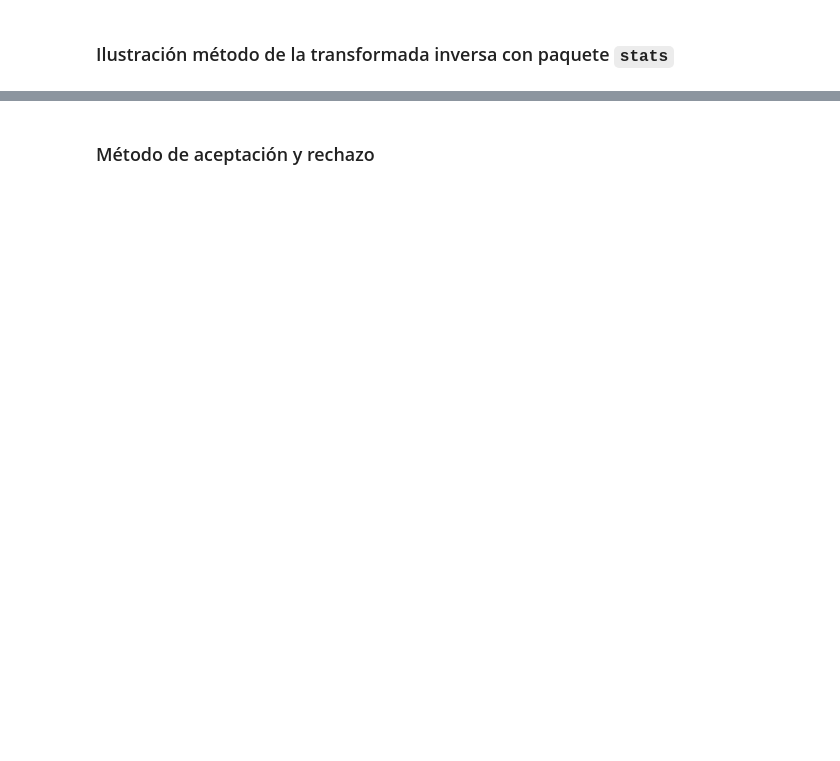
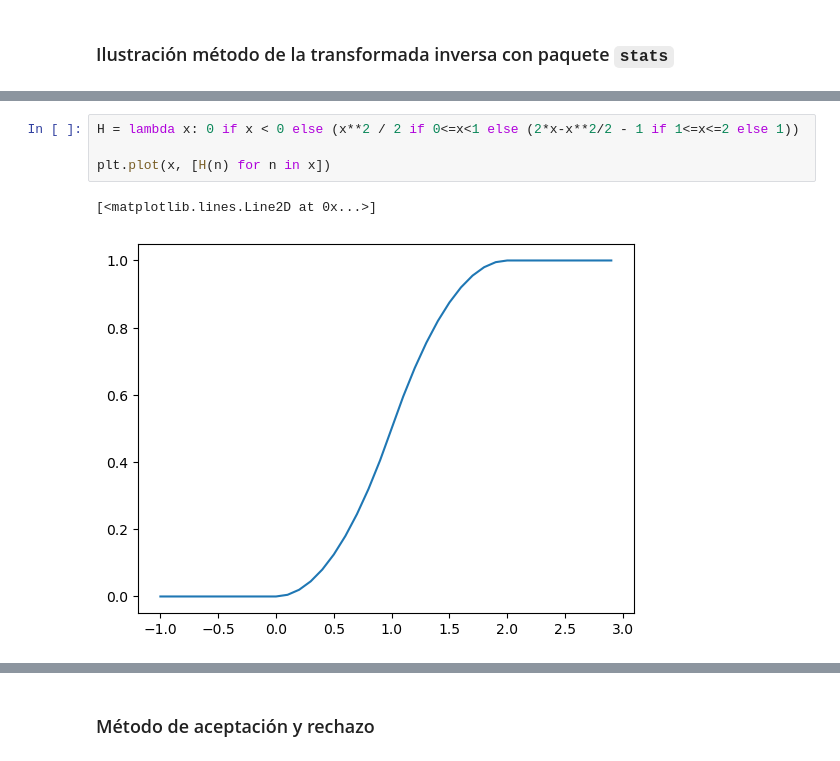
Before and after one commit to adrianhb01/SPF-2023-I, a Jupyter notebook: TEMA-2/Clase11_Ejercicios_MTI_MAR.ipynb, the cells around one changed output, grey strips where cells are left out. Saved outputs shown, nothing was run; the diff lists cells and outputs as text; blank space fills up the shorter version.

```diff
--- a/TEMA-2/Clase11_Ejercicios_MTI_MAR.ipynb
+++ b/TEMA-2/Clase11_Ejercicios_MTI_MAR.ipynb
@@ -58,0 +102,7 @@ Genere muestres aleatorias que distribuyan según la función dada usando el mé
+# %%
+H = lambda x: 0 if x < 0 else (x**2 / 2 if 0<=x<1 else (2*x-x**2/2 - 1 if 1<=x<=2 else 1))
+
+plt.plot(x, [H(n) for n in x])
+# %% [output]
+[<matplotlib.lines.Line2D at 0x...>]
+[figure, added]
```
Also changed, not shown: parts of 11 cells of this notebook, 1 other file.
